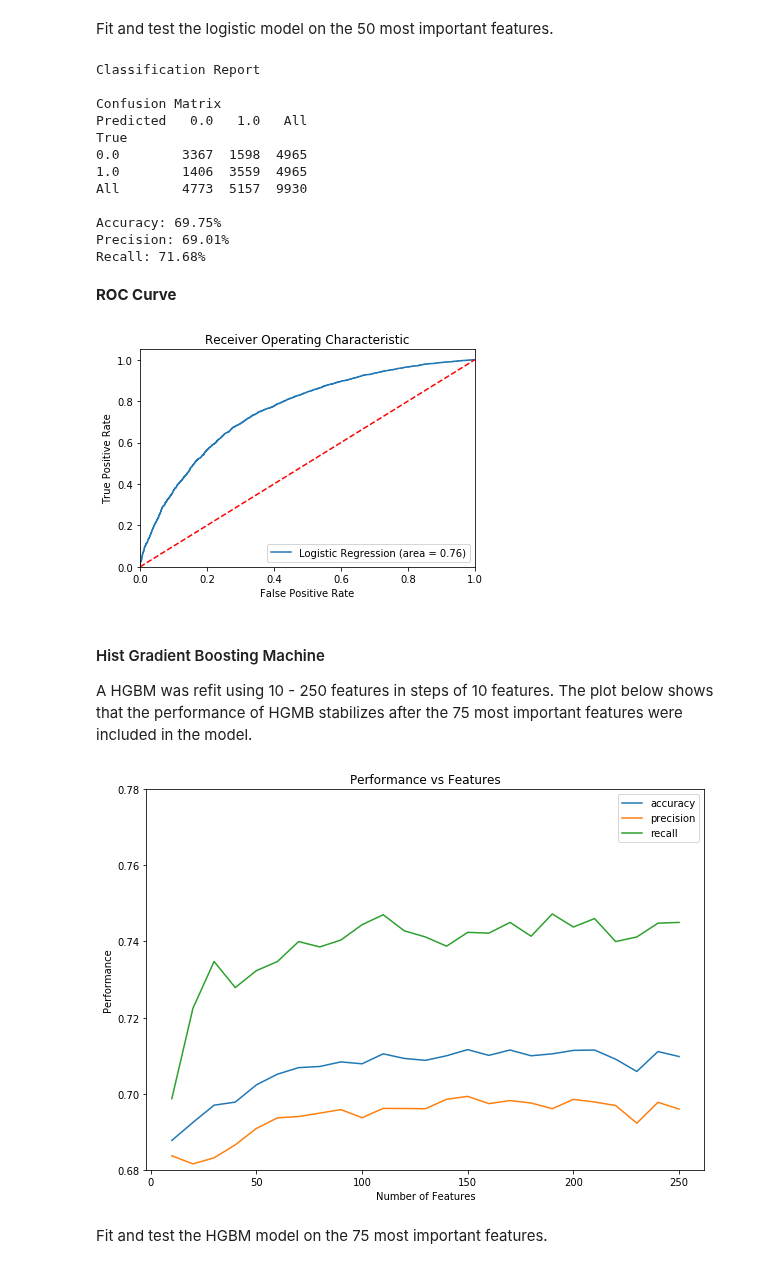
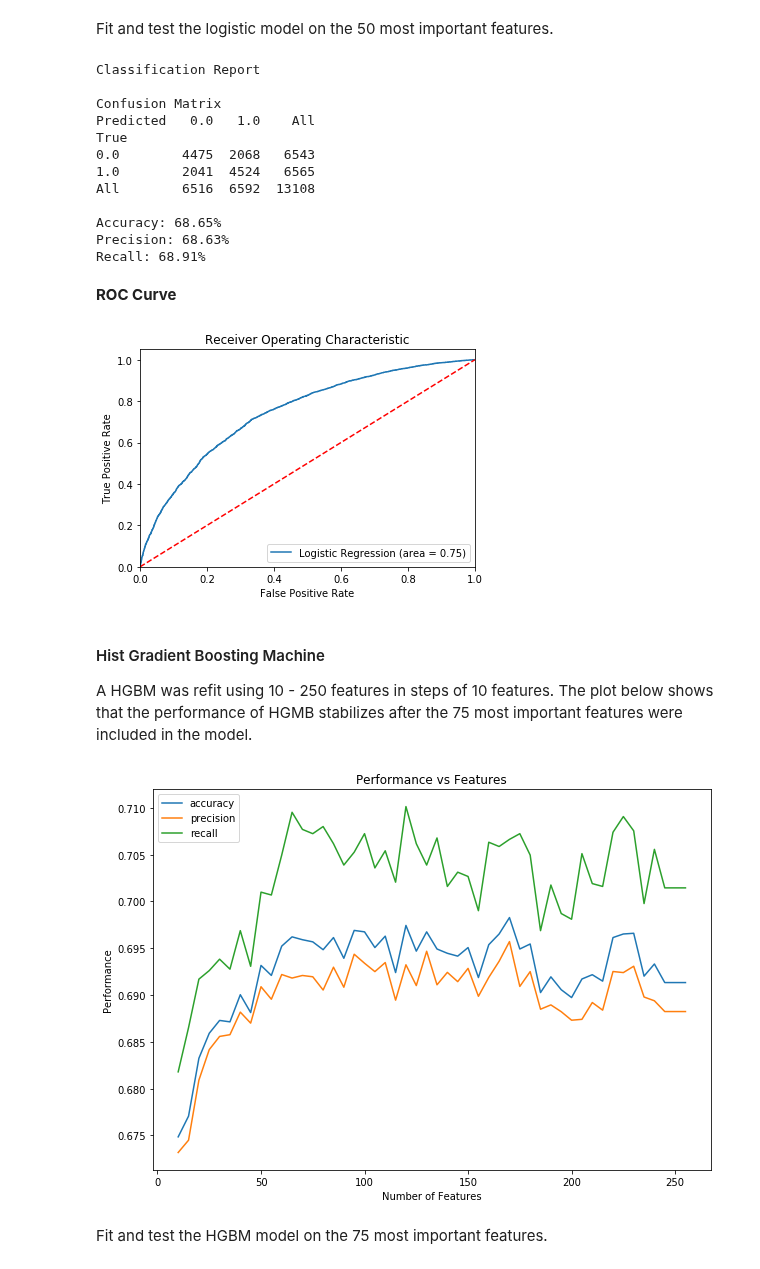
Before and after one commit to sjmiller8182/home-credit-default-risk, a Jupyter notebook: Feature_Selection.ipynb, the cells around one changed output. Cells and saved outputs as stored; diff of their text form; code cells hidden in the pictures.

```diff
--- a/Feature_Selection.ipynb
+++ b/Feature_Selection.ipynb
@@ -209,7 +280,7 @@ logistic_l2 = LogisticRegression(C = 0.01,
                                  penalty = 'l2',
                                  solver = 'lbfgs',
                                  random_state = random_state)
-logistic_l2.fit(X, y_train);
+logistic_l2.fit(X, y);
 # %%
 coefs = logistic_l2.coef_
 pd.set_option('display.max_rows', 500)
@@ -296,15 +356,15 @@ l = LogisticRegression(C = 0.01,
 for f_count in range(10,260,10):
     feat_count.append(f_count)
 
-    l.fit(X_train[average_weights.iloc[0:f_count].Feature],y_train)
+    l.fit(X[average_weights.iloc[0:f_count].Feature], y)
 
     # using it on test set
-    y_pred = l.predict(X_test[average_weights.iloc[0:f_count].Feature])
+    y_pred = l.predict(X_val[average_weights.iloc[0:f_count].Feature])
     #results = confusion_matrix(y_test, y_pred)
 
-    log_acc.append(accuracy_score(y_test, y_pred))
-    log_pre.append(precision_score(y_test, y_pred))
-    log_recall.append(recall_score(y_test, y_pred))
+    log_acc.append(accuracy_score(y_val, y_pred))
+    log_pre.append(precision_score(y_val, y_pred))
+    log_recall.append(recall_score(y_val, y_pred))
 # %%
 plt.figure(figsize=(10,7))
 plt.plot(feat_count, log_acc, label = 'accuracy')
@@ -325,23 +385,23 @@ l = LogisticRegression(C = 0.01,
                        penalty = 'l2',
                        solver = 'lbfgs',
                        random_state = random_state)
-l.fit(X[average_weights.iloc[0:50].Feature],y_train)
+l.fit(X[average_weights.iloc[0:50].Feature],y)
 #X_test = pd.DataFrame(X_test, columns=downsampled.drop(labels = ['TARGET'], axis = 1).columns)
-preds = l.predict(X_test[average_weights.iloc[0:50].Feature])
-classification_report(y_test, preds)
+preds = l.predict(X_val[average_weights.iloc[0:50].Feature])
+classification_report(y_val, preds)
 # %% [output]
 Classification Report
 
 Confusion Matrix
-Predicted   0.0   1.0   All
+Predicted   0.0   1.0    All
 True
-0.0        3367  1598  4965
-1.0        1406  3559  4965
-All        4773  5157  9930
+0.0        4475  2068   6543
+1.0        2041  4524   6565
+All        6516  6592  13108
 
-Accuracy: 69.75%
-Precision: 69.01%
-Recall: 71.68%
+Accuracy: 68.65%
+Precision: 68.63%
+Recall: 68.91%
 # %% [markdown]
 **ROC Curve**
 # %%
@@ -352,7 +412,7 @@ tpr = dict() # true positive rate
 roc_auc = dict() # area under the curve
 
 
-fpr, tpr, thresholds = roc_curve(y_test, l.predict_proba(X_test[average_weights.iloc[0:50].Feature])[:,1])
+fpr, tpr, thresholds = roc_curve(y_val, l.predict_proba(X_val[average_weights.iloc[0:50].Feature])[:,1])
 roc_auc = auc(fpr,tpr)
 
 #plotting
@@ -367,7 +427,7 @@ plt.title('Receiver Operating Characteristic')
 plt.legend(loc = 'lower right')
 plt.show()
 # %% [output]
-[figure, old version]
+[figure, new version]
 # %% [markdown]
 #### Hist Gradient Boosting Machine
 
@@ -388,33 +448,33 @@ clf = HistGradientBoostingClassifier(l2_regularization= 0,
                                      random_state = random_state)
 
 
-for f_count in range(10,260,10):
+for f_count in range(10,260,5):
     feat_count.append(f_count)
 
-    clf.fit(X_train[average_weights.iloc[0:f_count].Feature],y_train)
+    clf.fit(X[average_weights.iloc[0:f_count].Feature], y)
 
     # using it on test set
-    y_pred = clf.predict(X_test[average_weights.iloc[0:f_count].Feature])
+    y_pred = clf.predict(X_val[average_weights.iloc[0:f_count].Feature])
     #results = confusion_matrix(y_test, y_pred)
 
-    hgbm_acc.append(accuracy_score(y_test, y_pred))
-    hgbm_pre.append(precision_score(y_test, y_pred))
-    hgbm_recall.append(recall_score(y_test, y_pred))
+    hgbm_acc.append(accuracy_score(y_val, y_pred))
+    hgbm_pre.append(precision_score(y_val, y_pred))
+    hgbm_recall.append(recall_score(y_val, y_pred))
 
     #classification_report(y_test, y_pred)
 # %%
 plt.figure(figsize=(10,7))
 plt.plot(feat_count, hgbm_acc, label = 'accuracy')
 plt.plot(feat_count, hgbm_pre, label = 'precision')
 plt.plot(feat_count, hgbm_recall, label = 'recall')
 plt.legend()
 plt.title('Performance vs Features')
 plt.xlabel('Number of Features')
 plt.ylabel('Performance')
-plt.ylim((0.68, 0.78))
+#plt.ylim((0.68, 0.78))
 plt.show();
 # %% [output]
-[figure, old version]
+[figure, new version]
 # %% [markdown]
 Fit and test the HGBM model on the 75 most important features.
 # %%
```
Also changed, not shown: parts of 12 cells of this notebook.
